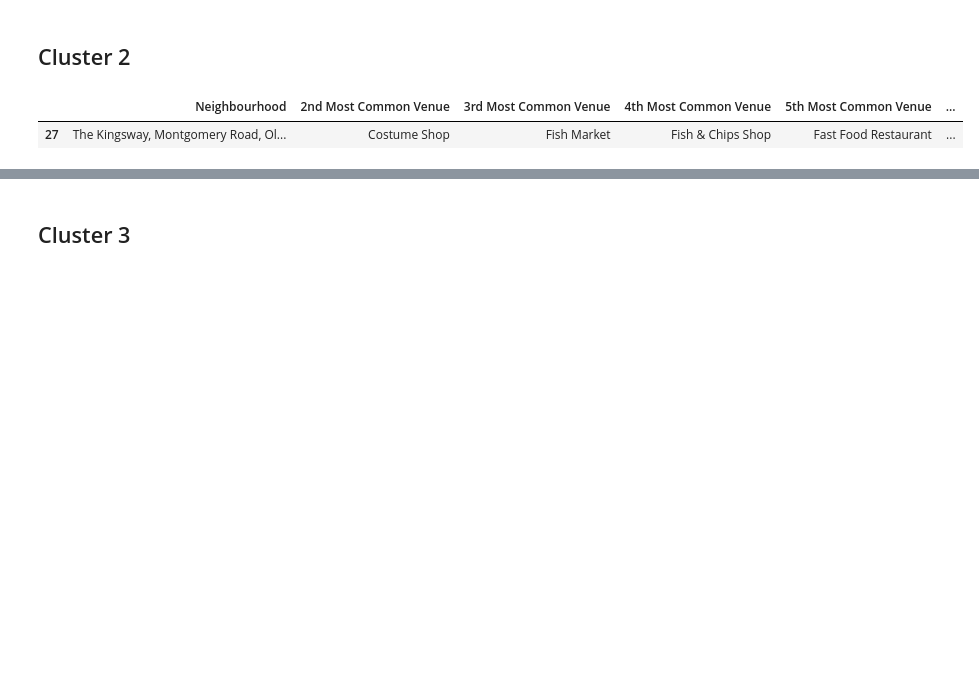
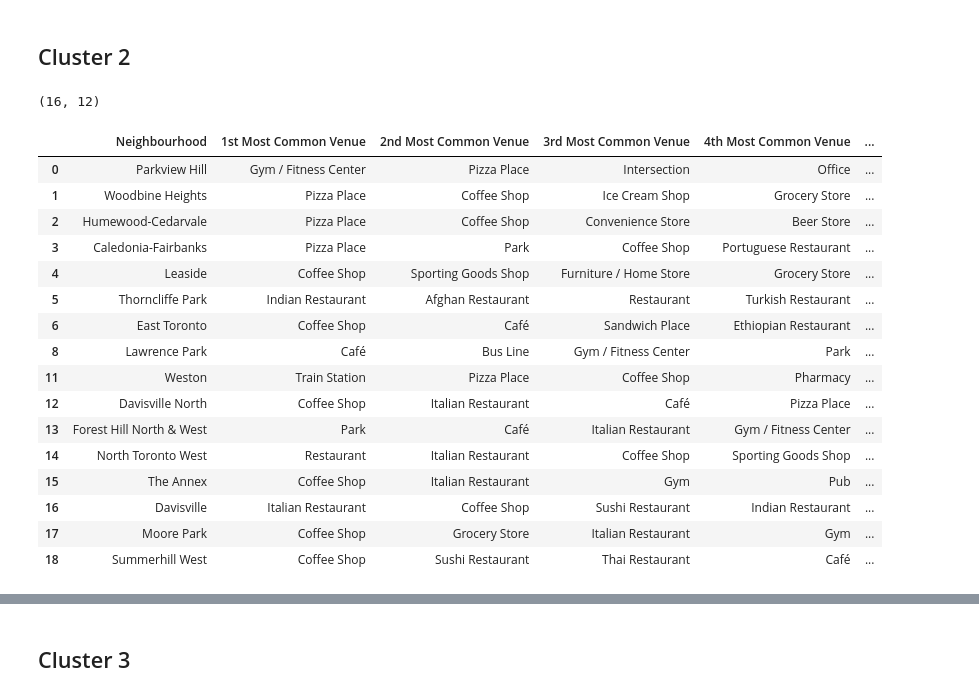
Before and after one commit to diardanoraihan/Coursera_Capstone, a Jupyter notebook: Pre3_Clustering_Neigborhoods_Toronto.ipynb, the cells around one changed output, grey strips where cells are left out. Drawn from its saved outputs; the diff is of its cells as text; code cells hidden in the pictures; blank space fills up the shorter version.

```diff
--- a/Pre3_Clustering_Neigborhoods_Toronto.ipynb
+++ b/Pre3_Clustering_Neigborhoods_Toronto.ipynb
@@ -482,6 +543,6 @@ print(downtown_onehot.shape)
 # %% [markdown]
 __2. Next, let's group rows by neighborhood and by taking the mean of the frequency of occurrence of each category__
 # %%
-downtown_grouped = downtown_onehot.groupby(by='Neighbourhood').mean().reset_index()
-downtown_grouped
+boroughs_grouped = boroughs_onehot.groupby(by='Neighbourhood').mean().reset_index()
+boroughs_grouped
 # %% [output]
@@ -606,3 +676,24 @@ neighborhoods_venues_sorted
 ## Cluster the Neighborhoods
 # %% [markdown]
 __1. Run _k_-means to cluster the neighborhood into 5 clusters.__
+# %%
+from sklearn.cluster import KMeans
+from yellowbrick.cluster import KElbowVisualizer
+
+# set number of clusters
+# kclusters = 6
+kclusters = (3,11)
+
+boroughs_grouped_clustering = boroughs_grouped.drop('Neighbourhood', 1)
+
+# run k-means clustering
+# kmeans = KMeans(n_clusters=kclusters, random_state=0).fit(downtown_grouped_clustering)
+model = KMeans(random_state=0)
+# visualizer = KElbowVisualizer(model, k=kclusters, metric='calinski_harabasz', timings=False) # random state=0
+visualizer = KElbowVisualizer(model, k=kclusters, metric='silhouette', timings=False) # random state = 0
+
+visualizer.fit(boroughs_grouped_clustering)        # Fit the data to the visualizer
+visualizer.show()                                  # Finalize and render the figure
+
+# check cluster labels generated for each row in the dataframe
+# kmeans.labels_
@@ -609,13 +705,7 @@ __1. Run _k_-means to cluster the neighborhood into 5 clusters.__
 # %%
-from sklearn.cluster import KMeans
-
-# set number of clusters
-kclusters = 6
-
-downtown_grouped_clustering = downtown_grouped.drop('Neighbourhood', 1)
-
 # run k-means clustering
-kmeans = KMeans(n_clusters=kclusters, random_state=0).fit(downtown_grouped_clustering)
+kclusters = 4
+kmeans = KMeans(n_clusters=kclusters, random_state=0).fit(boroughs_grouped_clustering)
 
 # check cluster labels generated for each row in the dataframe
 kmeans.labels_
@@ -629,11 +718,11 @@ __2. Let's create a new dataframe that includes the cluster as well as the top 1
 # neighborhoods_venues_sorted.insert(0, 'Cluster Labels', kmeans.labels_)
 neighborhoods_venues_sorted['Cluster Labels'] = pd.Series(kmeans.labels_)
 
-downtown_merged = downtown_df
+boroughs_merged = boroughs_df
 
 # merge downtown_grouped with downtown_df to add latitude/longitude for each neighborhood
-downtown_merged = downtown_merged.join(neighborhoods_venues_sorted.set_index('Neighborhood'), on='Neighbourhood')
+boroughs_merged = boroughs_merged.join(neighborhoods_venues_sorted.set_index('Neighborhood'), on='Neighbourhood')
 
-downtown_merged.head()
+boroughs_merged.head()
 # %% [output]
 |  | PostalCode | Borough | Neighbourhood | latitude | longitude | 1st Most Common Venue | 2nd Most Common Venue | ... |
@@ -697,7 +833,25 @@ downtown_merged.loc[downtown_merged['Cluster Labels'] == 0, downtown_merged.colu
 # %% [markdown]
 ## Cluster 2
 # %%
-downtown_merged.loc[downtown_merged['Cluster Labels'] == 1, downtown_merged.columns[[2] + list(range(6, downtown_merged.shape[1]))]]
+cluster_1 = boroughs_merged.loc[boroughs_merged['Cluster Labels'] == 1, boroughs_merged.columns[[2] + list(range(5, boroughs_merged.shape[1]))]]
+print(cluster_1.shape)
+cluster_1
 # %% [output]
+(16, 12)
-|  | Neighbourhood | 2nd Most Common Venue | 3rd Most Common Venue | 4th Most Common Venue | 5th Most Common Venue | ... |
-| 27 | The Kingsway, Montgomery Road, Ol... | Costume Shop | Fish Market | Fish & Chips Shop | Fast Food Restaurant | ... |
+|  | Neighbourhood | 1st Most Common Venue | 2nd Most Common Venue | 3rd Most Common Venue | 4th Most Common Venue | ... |
+| 0 | Parkview Hill | Gym / Fitness Center | Pizza Place | Intersection | Office | ... |
+| 1 | Woodbine Heights | Pizza Place | Coffee Shop | Ice Cream Shop | Grocery Store | ... |
+| 2 | Humewood-Cedarvale | Pizza Place | Coffee Shop | Convenience Store | Beer Store | ... |
+| 3 | Caledonia-Fairbanks | Pizza Place | Park | Coffee Shop | Portuguese Restaurant | ... |
+| 4 | Leaside | Coffee Shop | Sporting Goods Shop | Furniture / Home Store | Grocery Store | ... |
+| 5 | Thorncliffe Park | Indian Restaurant | Afghan Restaurant | Restaurant | Turkish Restaurant | ... |
+| 6 | East Toronto | Coffee Shop | Café | Sandwich Place | Ethiopian Restaurant | ... |
+| 8 | Lawrence Park | Café | Bus Line | Gym / Fitness Center | Park | ... |
+| 11 | Weston | Train Station | Pizza Place | Coffee Shop | Pharmacy | ... |
+| 12 | Davisville North | Coffee Shop | Italian Restaurant | Café | Pizza Place | ... |
+| 13 | Forest Hill North & West | Park | Café | Italian Restaurant | Gym / Fitness Center | ... |
+| 14 | North Toronto West | Restaurant | Italian Restaurant | Coffee Shop | Sporting Goods Shop | ... |
+| 15 | The Annex | Coffee Shop | Italian Restaurant | Gym | Pub | ... |
+| 16 | Davisville | Italian Restaurant | Coffee Shop | Sushi Restaurant | Indian Restaurant | ... |
+| 17 | Moore Park | Coffee Shop | Grocery Store | Italian Restaurant | Gym | ... |
+| 18 | Summerhill West | Coffee Shop | Sushi Restaurant | Thai Restaurant | Café | ... |
```
Also changed, not shown: parts of 58 cells of this notebook, 14 other files.
